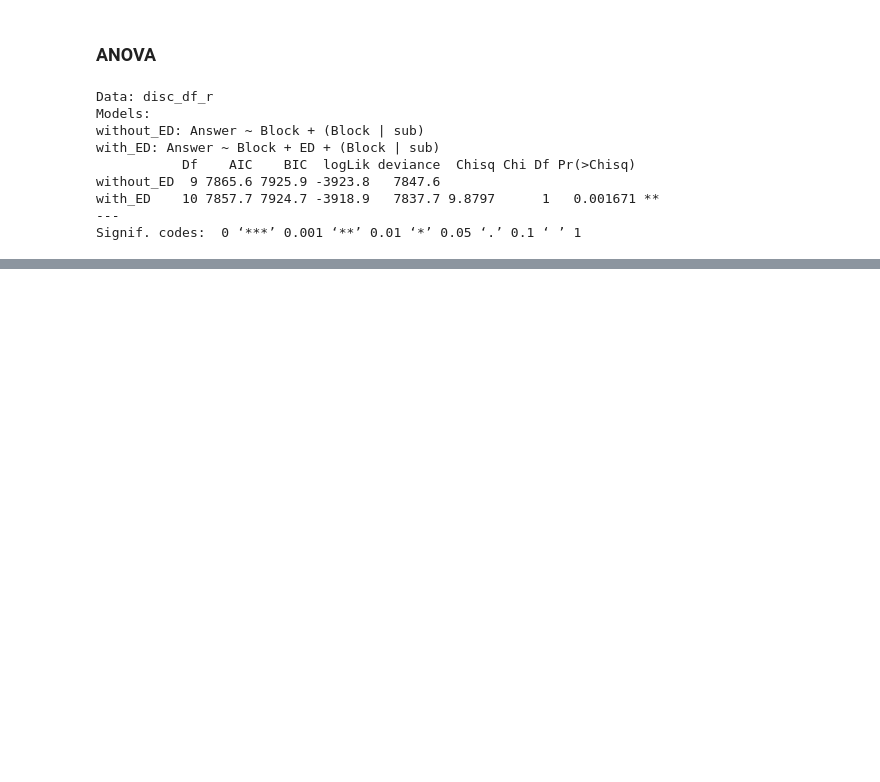
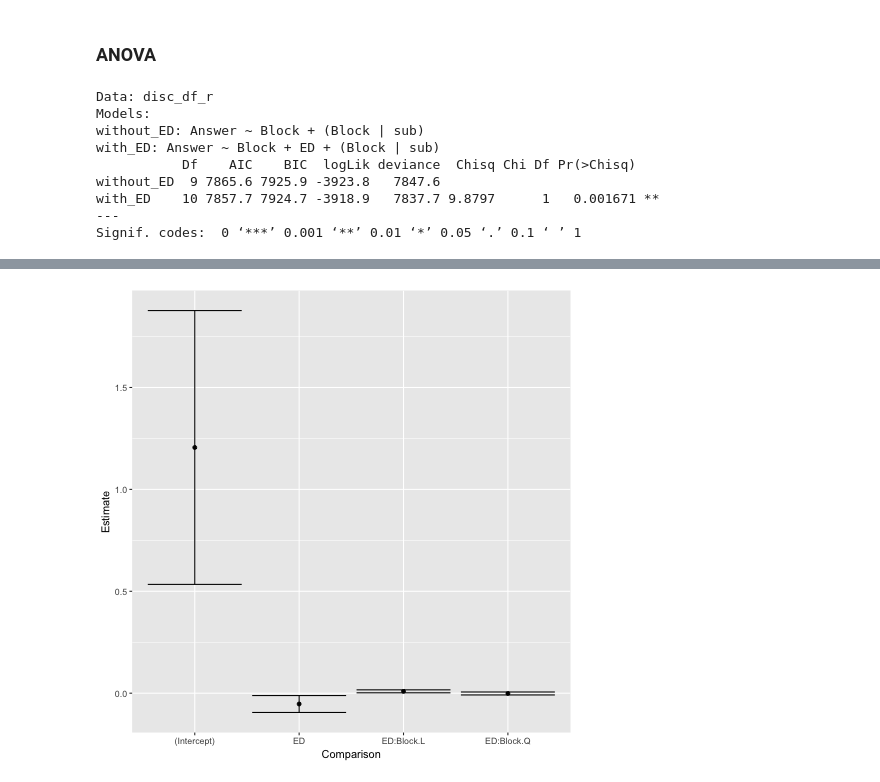
Before and after one commit to oliver-contier/ri_hmax, a Jupyter notebook: inspect_results.ipynb, the cells around one changed output, grey strips where cells are left out. Cells and saved outputs as stored; diff of their text form; code cells hidden in the pictures; blank space fills up the shorter version.

```diff
--- a/inspect_results.ipynb
+++ b/inspect_results.ipynb
@@ -797,0 +805,6 @@ https://strengejacke.wordpress.com/2014/11/18/visualizing-generalized-linear-mix
+# %%
+%%R
+# In order to reach convergence, either Block or ED has to be ommitted as fixed factor.
+withint <- glmer(Answer ~ ED + ED:Block + (1|sub) + (1|Block),
+                        data=disc_df_r, family=binomial)
+summary(withint)
@@ -797,0 +829,11 @@ https://strengejacke.wordpress.com/2014/11/18/visualizing-generalized-linear-mix
+# %%
+%%R
+# Plot estimated parameters of our interaction model
+
+# temporary df for confidence intervals
+temp_df_withint <- as.data.frame(confint(glht(withint))$confint)
+temp_df_withint$Comparison <- rownames(temp_df_withint)
+# plotting function
+ggplot(temp_df_withint, aes(x = Comparison, y = Estimate, ymin = lwr, ymax = upr)) + geom_errorbar() + geom_point()
+# %% [output]
+[figure, added]
```
Also changed, not shown: parts of 20 cells of this notebook.
